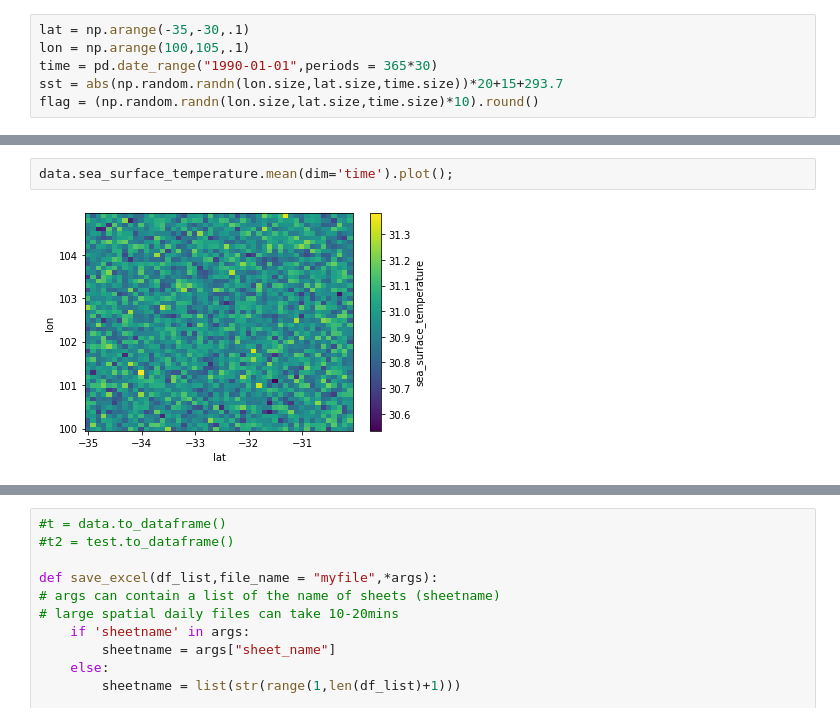
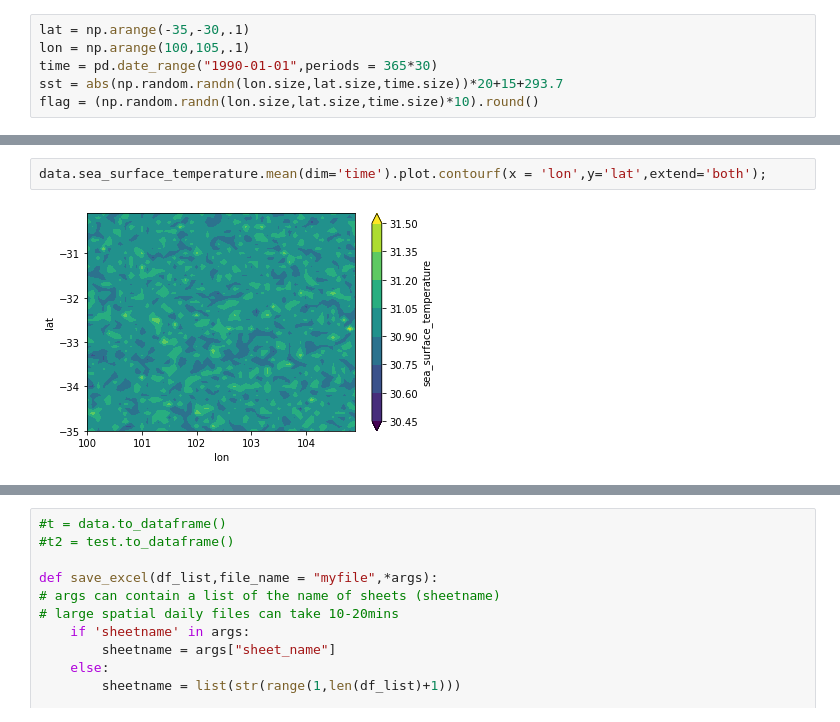
Before and after one commit to maximemarin/datapixel, a Jupyter notebook: SST_notebook.ipynb, the cells around one changed output, grey strips where cells are left out. Cells and saved outputs as stored; diff of their text form.

```diff
--- a/SST_notebook.ipynb
+++ b/SST_notebook.ipynb
@@ -34,7 +37,7 @@ data.sea_surface_temperature.stack(space=['lon','lat']).mean(dim='space').plot()
 # %%
-data.sea_surface_temperature.mean(dim='time').plot();
+data.sea_surface_temperature.mean(dim='time').plot.contourf(x = 'lon',y='lat',extend='both');
 # %% [output]
-[figure, old version]
+[figure, new version]
 # %%
 ## Resample timeseries (change time increment)
 def time_average(da,dt,**kwargs):
```
Also changed, not shown: parts of 17 cells of this notebook.
